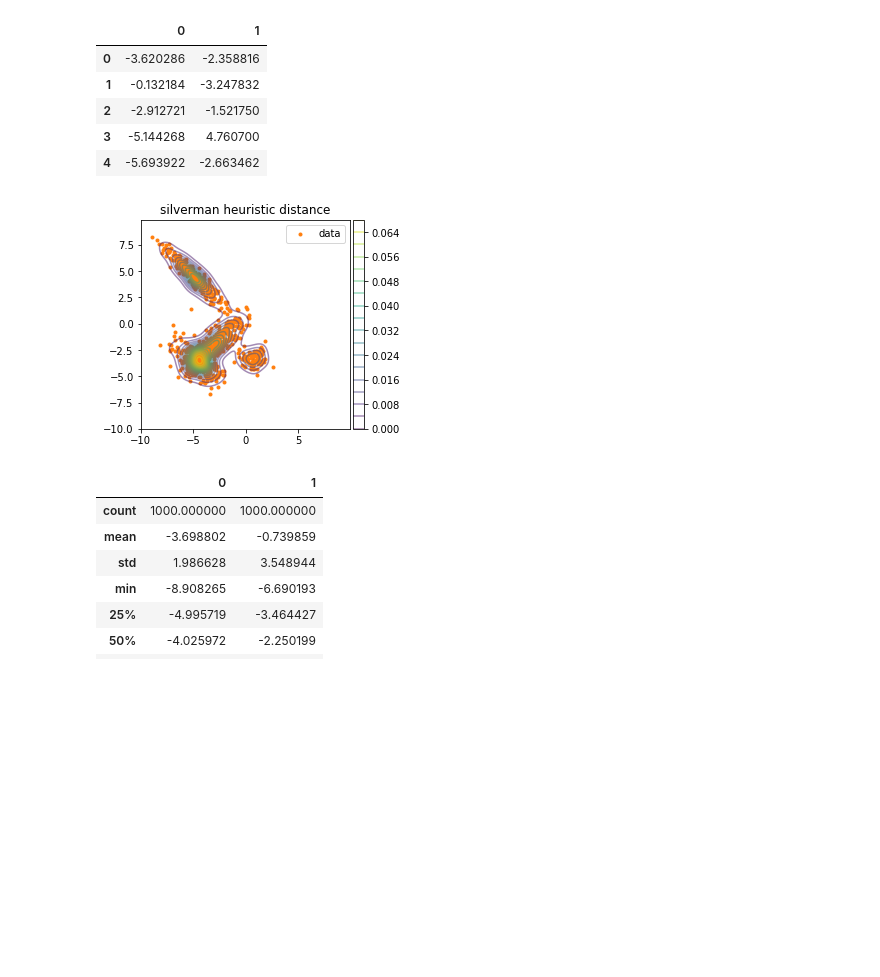
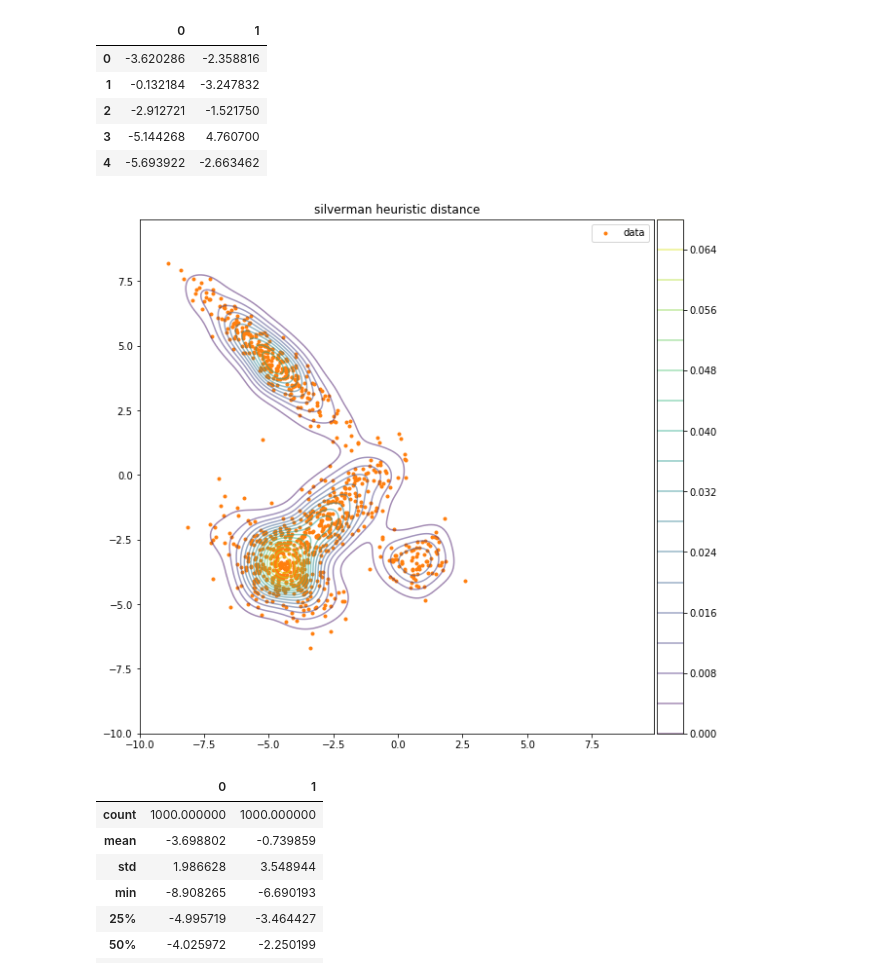
Before and after one commit to JohnYKiyo/kernel_method_numpy, a Jupyter notebook: kernelHerding.ipynb, the cells around one changed output. Drawn from its saved outputs; the diff is of its cells as text; code cells hidden in the pictures; blank space fills up the shorter version.

```diff
--- a/kernelHerding.ipynb
+++ b/kernelHerding.ipynb
@@ -25,21 +25,21 @@ xx,yy = np.meshgrid(x,y)
 z = kM.mu_p(np.array([xx.ravel(),yy.ravel()]).T)
 zz = z.reshape(xx.shape[0],-1)
 # %%
-fig = plt.figure(figsize=[4,4])
+fig = plt.figure(figsize=[10,10])
 ax = fig.add_subplot(111)
 bar = ax.contour(xx,yy,zz,20,alpha=0.5)
 ax.scatter(df.iloc[:,0],df.iloc[:,1],alpha=1,marker='.',color='C1',label='data')
 ax.set_title('silverman heuristic distance')
 
 ax.legend()
 ax.axis("image")
 divider = mpl_toolkits.axes_grid1.make_axes_locatable(ax)
 cax = divider.new_horizontal(size="5%", pad=0.05)
 fig.add_axes(cax)
 fig.colorbar(bar,cax=cax)
 fig.show()
 # %% [output]
-[figure, old version]
+[figure, new version]
 # %%
 from src.kernel import Mean as kernelMean
 from src.kernel.utils.progressbar import progbar
```
Also changed, not shown: parts of 5 cells of this notebook.
